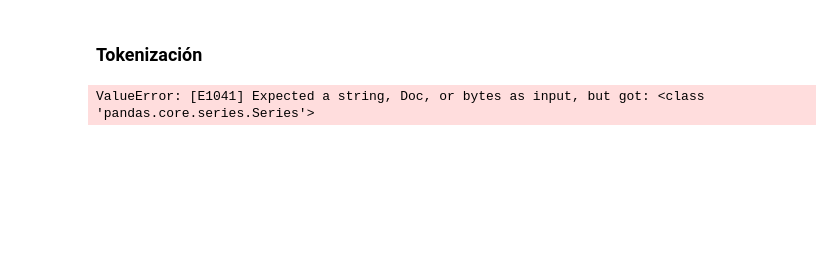
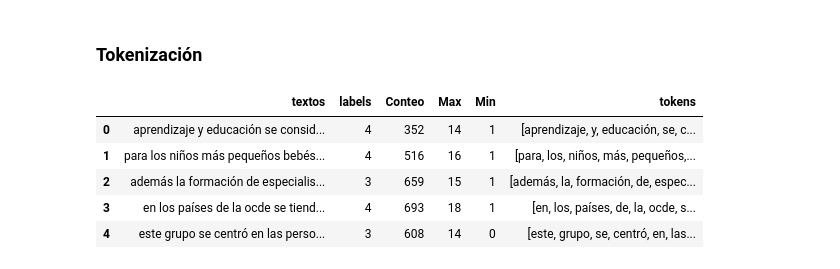
Before and after one commit to Trabajos-BI/Proyecto-1, a Jupyter notebook: Nano.ipynb, the cells around one changed output. Saved outputs shown, nothing was run; the diff lists cells and outputs as text; code cells hidden in the pictures; blank space fills up the shorter version.

Commit message:
tokens ya

```diff
--- a/Nano.ipynb
+++ b/Nano.ipynb
@@ -198,9 +231,17 @@ df.head()
 ### Tokenización
 # %%
 def tokenizacion(df: pd.DataFrame):
-    df['tokens'] = nlp(df['textos'])
+    textos = df['textos'].fillna("").astype(str).tolist()
+    docs = list(nlp.pipe(textos, batch_size=256))
+    df['tokens'] = [[t.text for t in doc] for doc in docs]
+    return docs
 
-tokenizacion(df)
+doc = tokenizacion(df)
 df.head()
 # %% [output]
-ValueError: [E1041] Expected a string, Doc, or bytes as input, but got: <class 'pandas.core.series.Series'>
+|  | textos | labels | Conteo | Max | Min | tokens |
+| 0 | aprendizaje y educación se consid... | 4 | 352 | 14 | 1 | [aprendizaje, y, educación, se, c... |
+| 1 | para los niños más pequeños bebés... | 4 | 516 | 16 | 1 | [para, los, niños, más, pequeños,... |
+| 2 | además la formación de especialis... | 3 | 659 | 15 | 1 | [además, la, formación, de, espec... |
+| 3 | en los países de la ocde se tiend... | 4 | 693 | 18 | 1 | [en, los, países, de, la, ocde, s... |
+| 4 | este grupo se centró en las perso... | 3 | 608 | 14 | 0 | [este, grupo, se, centró, en, las... |
```
Also changed, not shown: parts of 8 cells of this notebook.
